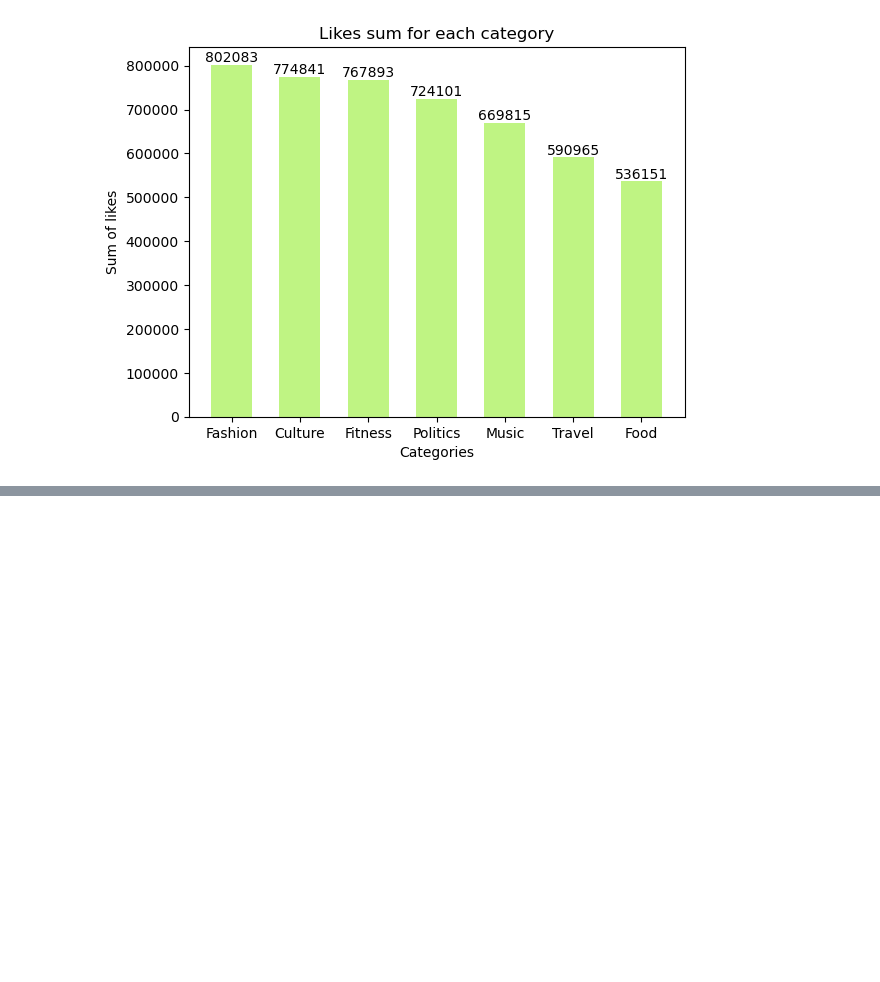
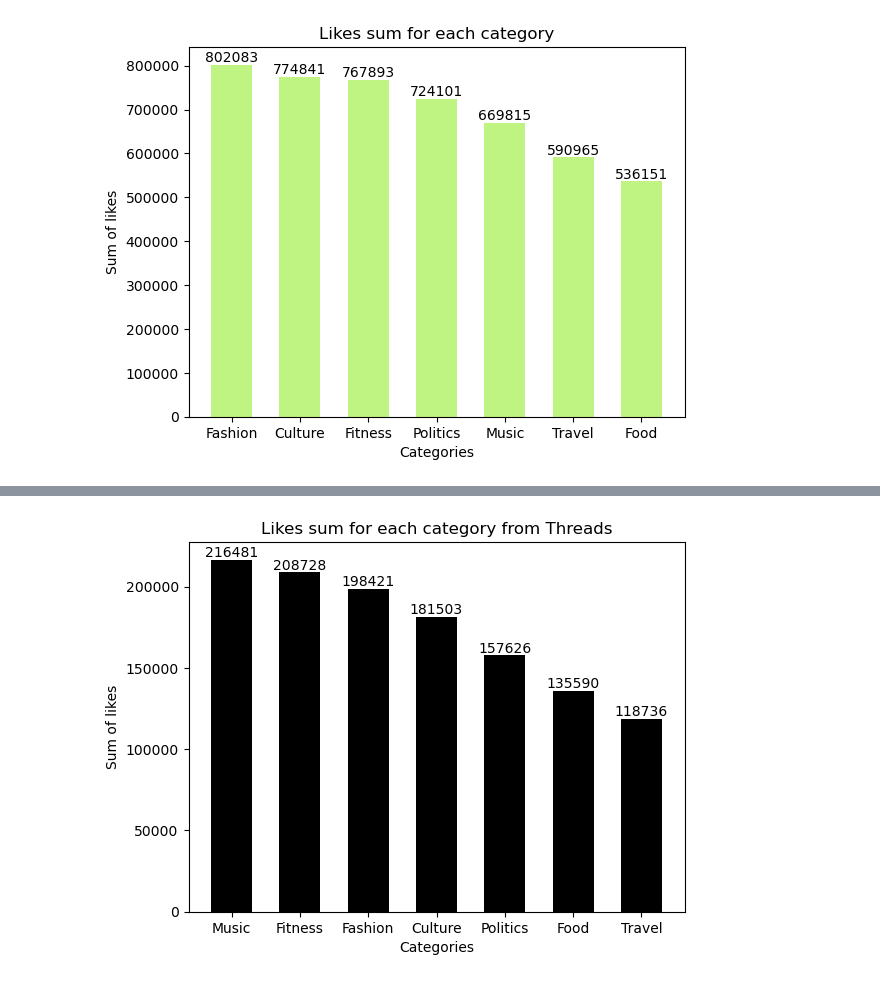
Before and after one commit to Lanaax/first-data-analysis, a Jupyter notebook: Clean and analyze social media usage data with Python - Lana.ipynb, the cells around one changed output, grey strips where cells are left out. Saved outputs shown, nothing was run; the diff lists cells and outputs as text; code cells hidden in the pictures; blank space fills up the shorter version.

```diff
--- a/Clean and analyze social media usage data with Python - Lana.ipynb
+++ b/Clean and analyze social media usage data with Python - Lana.ipynb
@@ -104,0 +158,12 @@ plt.show()
+# %%
+#Threads data
+threads_slikes.sort_values(by='Likes', ascending=False, inplace=True)
+plt.bar(threads_slikes.index, threads_slikes['Likes'], width=0.6, color='#000000')
+plt.xlabel('Categories')
+plt.ylabel('Sum of likes')
+plt.title('Likes sum for each category from Threads')
+for i, value in enumerate(threads_slikes['Likes']):
+    plt.text(threads_slikes.index[i], value, str(value), ha='center', va='bottom')
+plt.show()
+# %% [output]
+[figure, added]
```
Also changed, not shown: parts of 10 cells of this notebook.
